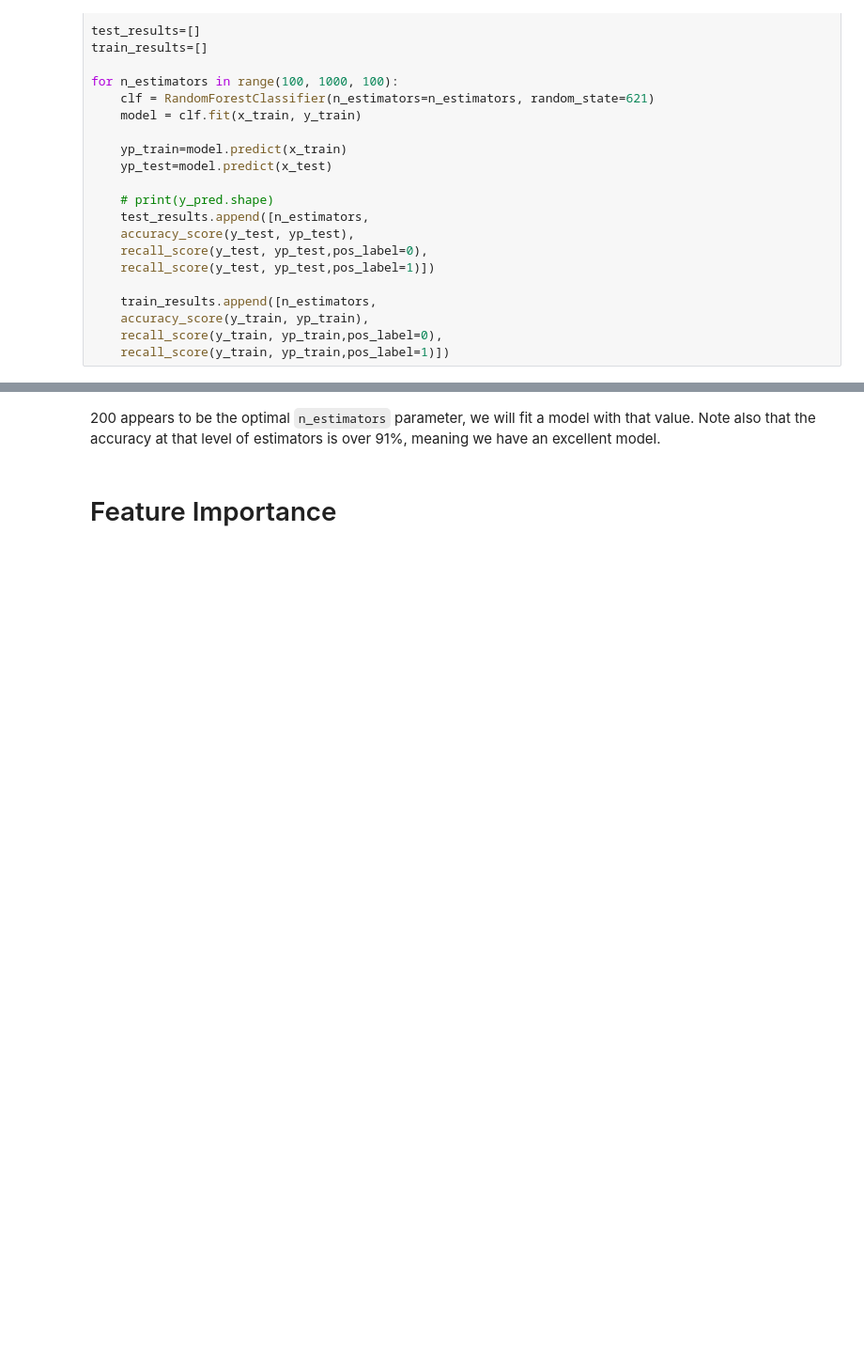
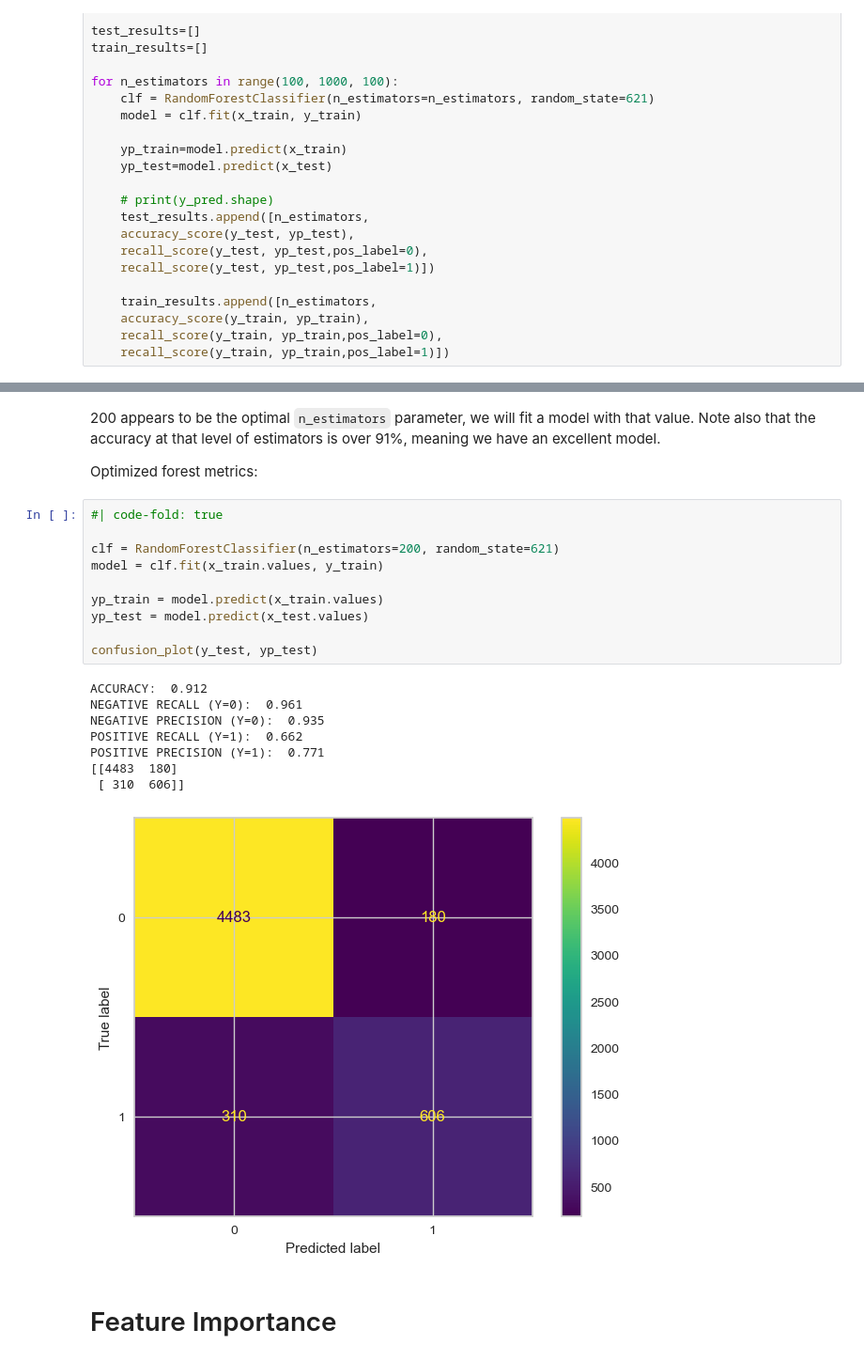
Before and after one commit to anly501/dsan-5000-project-tsigall, a Jupyter notebook: dsan5000/random_forests.ipynb, the cells around one changed output, grey strips where cells are left out. Shown at 94% size. Cells and saved outputs as stored; diff of their text form; blank space fills up the shorter version.

```diff
--- a/dsan5000/random_forests.ipynb
+++ b/dsan5000/random_forests.ipynb
@@ -141,5 +141,26 @@ plt.show()
 # %% [markdown]
 200 appears to be the optimal `n_estimators` parameter, we will fit a model with that value. Note also that the accuracy at that level of estimators is over 91%, meaning we have an excellent model.
+
+Optimized forest metrics:
+# %%
+#| code-fold: true
+
+clf = RandomForestClassifier(n_estimators=200, random_state=621)
+model = clf.fit(x_train.values, y_train)
+
+yp_train = model.predict(x_train.values)
+yp_test = model.predict(x_test.values)
+
+confusion_plot(y_test, yp_test)
+# %% [output]
+ACCURACY:  0.912
+NEGATIVE RECALL (Y=0):  0.961
+NEGATIVE PRECISION (Y=0):  0.935
+POSITIVE RECALL (Y=1):  0.662
+POSITIVE PRECISION (Y=1):  0.771
+[[4483  180]
+ [ 310  606]]
+[figure, added]
 # %% [markdown]
 # Feature Importance
 # %% [markdown]
```
Also changed, not shown: parts of 2 cells of this notebook, 18 other files.
